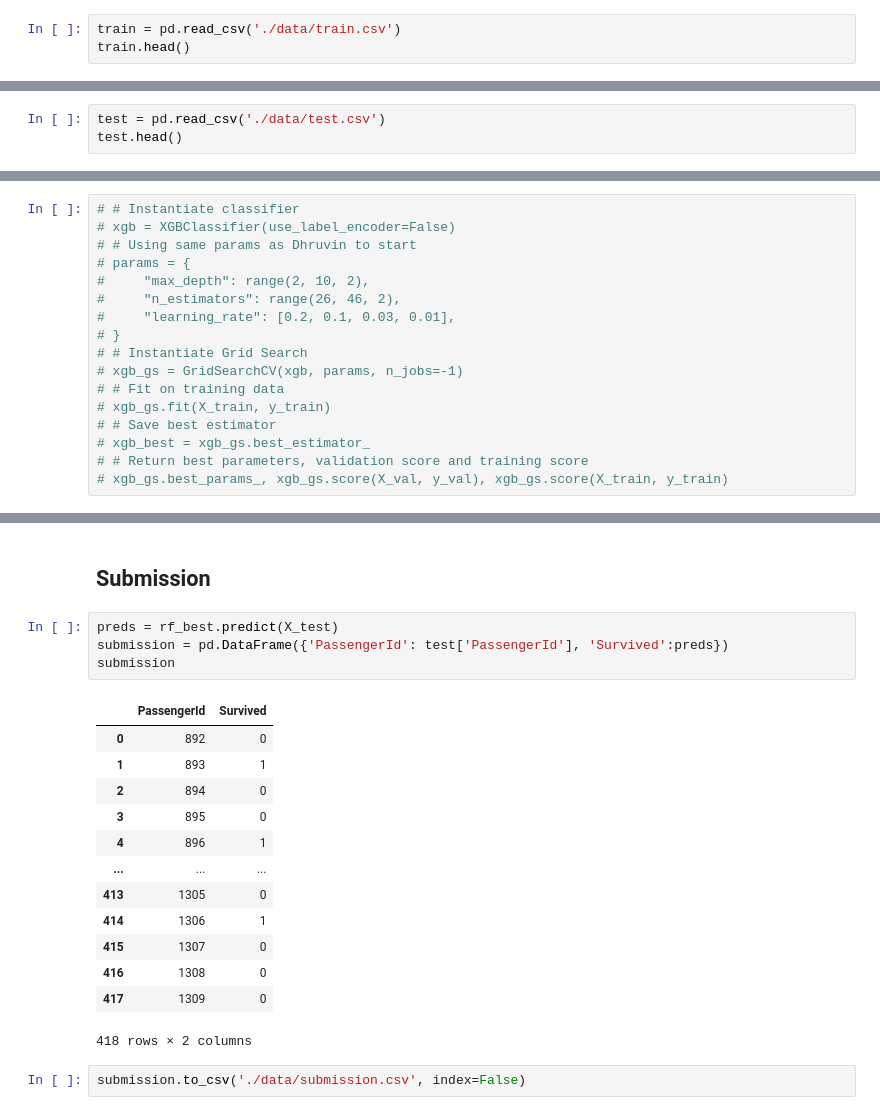
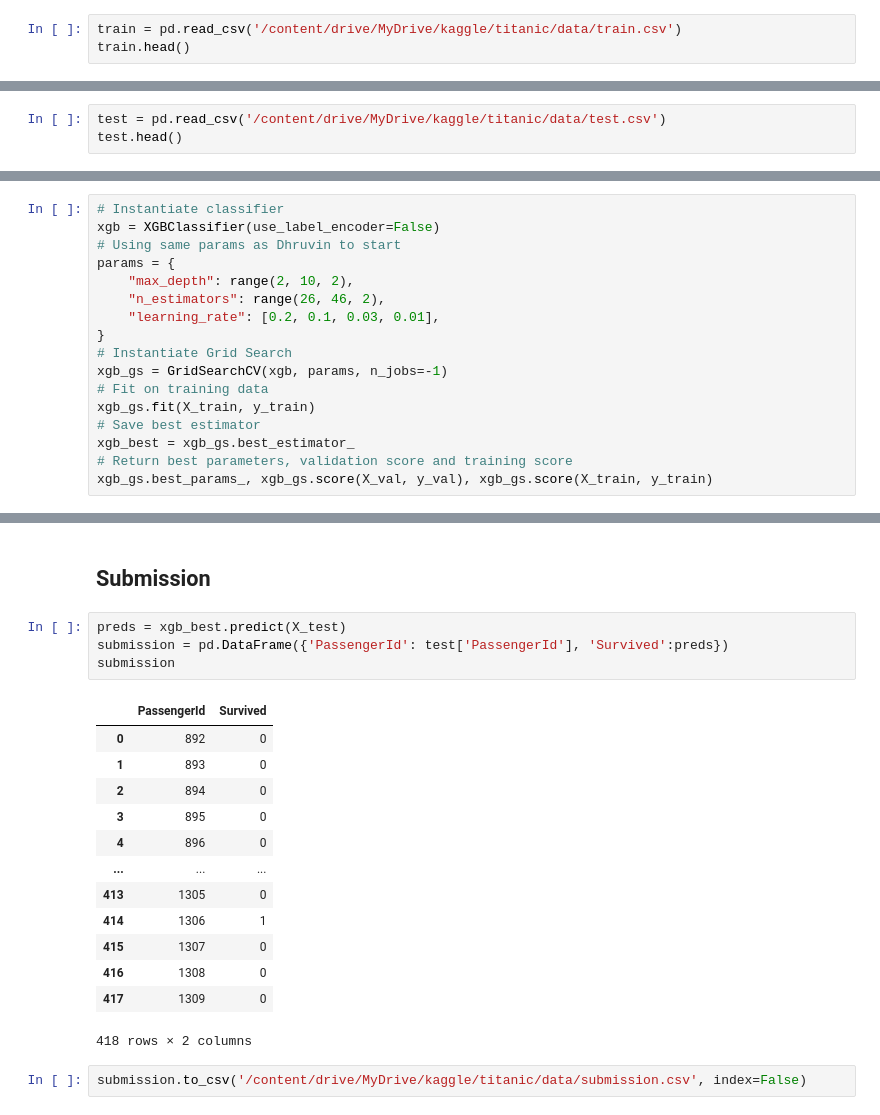
Before and after one commit to pezpet/titanic, a Jupyter notebook: code.ipynb, the cells around one changed output, grey strips where cells are left out. Drawn from its saved outputs; the diff is of its cells as text.

Commit message:
New submission scored .78229. Same features as previous modelsXGBoost with params: {'learning_rate': 0.2, 'max_depth': 2, 'n_estimators': 30}

```diff
--- a/code.ipynb
+++ b/code.ipynb
@@ -19,7 +19,7 @@ from sklearn.ensemble import ExtraTreesClassifier, RandomForestClassifier
 # %% [markdown]
 ## Read in the Data
 # %%
-train = pd.read_csv('./data/train.csv')
+train = pd.read_csv('/content/drive/MyDrive/kaggle/titanic/data/train.csv')
 train.head()
 # %% [output]
 |  | PassengerId | Survived | Pclass | Name | Sex | Age | SibSp | Parch | Ticket | Fare | ... |
@@ -29,7 +29,7 @@ train.head()
 | 3 | 4 | 1 | 1 | Futrelle, Mrs. Jacques Heath (Lil... | female | 35.0 | 1 | 0 | 113803 | 53.1000 | ... |
 | 4 | 5 | 0 | 3 | Allen, Mr. William Henry | male | 35.0 | 0 | 0 | 373450 | 8.0500 | ... |
 # %%
-test = pd.read_csv('./data/test.csv')
+test = pd.read_csv('/content/drive/MyDrive/kaggle/titanic/data/test.csv')
 test.head()
 # %% [output]
 |  | PassengerId | Pclass | Name | Sex | Age | SibSp | Parch | Ticket | Fare | Cabin | ... |
@@ -412,19 +410,19 @@ I'm going to Grid Search parameters for an XGBoost Classifier, ExtraTrees and Ra
 ### XGBoost
 This code cell is commented out to be run only in Collab/Kaggle
 # %%
-# # Instantiate classifier
-# xgb = XGBClassifier(use_label_encoder=False)
-# # Using same params as Dhruvin to start
-# params = {
-#     "max_depth": range(2, 10, 2),
-#     "n_estimators": range(26, 46, 2),
-#     "learning_rate": [0.2, 0.1, 0.03, 0.01],
-# }
-# # Instantiate Grid Search
-# xgb_gs = GridSearchCV(xgb, params, n_jobs=-1)
-# # Fit on training data
-# xgb_gs.fit(X_train, y_train)
-# # Save best estimator
-# xgb_best = xgb_gs.best_estimator_
-# # Return best parameters, validation score and training score
-# xgb_gs.best_params_, xgb_gs.score(X_val, y_val), xgb_gs.score(X_train, y_train)
+# Instantiate classifier
+xgb = XGBClassifier(use_label_encoder=False)
+# Using same params as Dhruvin to start
+params = {
+    "max_depth": range(2, 10, 2),
+    "n_estimators": range(26, 46, 2),
+    "learning_rate": [0.2, 0.1, 0.03, 0.01],
+}
+# Instantiate Grid Search
+xgb_gs = GridSearchCV(xgb, params, n_jobs=-1)
+# Fit on training data
+xgb_gs.fit(X_train, y_train)
+# Save best estimator
+xgb_best = xgb_gs.best_estimator_
+# Return best parameters, validation score and training score
+xgb_gs.best_params_, xgb_gs.score(X_val, y_val), xgb_gs.score(X_train, y_train)
@@ -483,16 +485,16 @@ rf_gs.best_params_, rf_gs.score(X_val, y_val), rf_gs.score(X_train, y_train)
 # %% [markdown]
 ## Submission
 # %%
-preds = rf_best.predict(X_test)
+preds = xgb_best.predict(X_test)
 submission = pd.DataFrame({'PassengerId': test['PassengerId'], 'Survived':preds})
 submission
 # %% [output]
 |  | PassengerId | Survived |
 | 0 | 892 | 0 |
-| 1 | 893 | 1 |
+| 1 | 893 | 0 |
 | 2 | 894 | 0 |
 | 3 | 895 | 0 |
-| 4 | 896 | 1 |
+| 4 | 896 | 0 |
 | ... | ... | ... |
 | 413 | 1305 | 0 |
 | 414 | 1306 | 1 |
@@ -501,4 +503,4 @@ submission
 | 417 | 1309 | 0 |
 418 rows × 2 columns
 # %%
-submission.to_csv('./data/submission.csv', index=False)
+submission.to_csv('/content/drive/MyDrive/kaggle/titanic/data/submission.csv', index=False)
```
Also changed, not shown: parts of 4 cells of this notebook, 1 other file.
